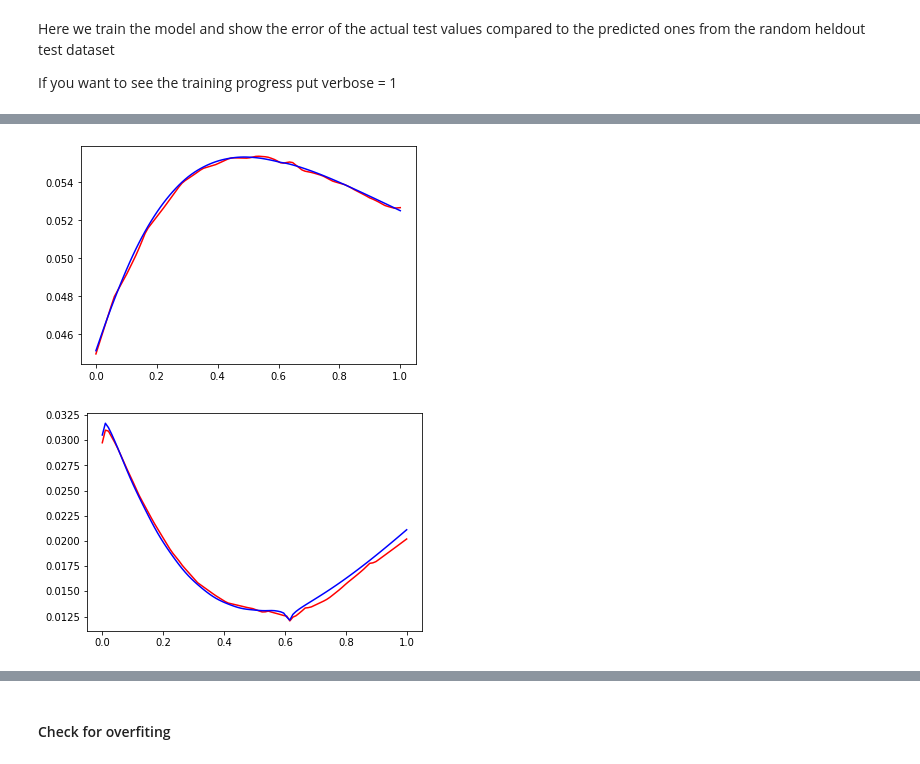
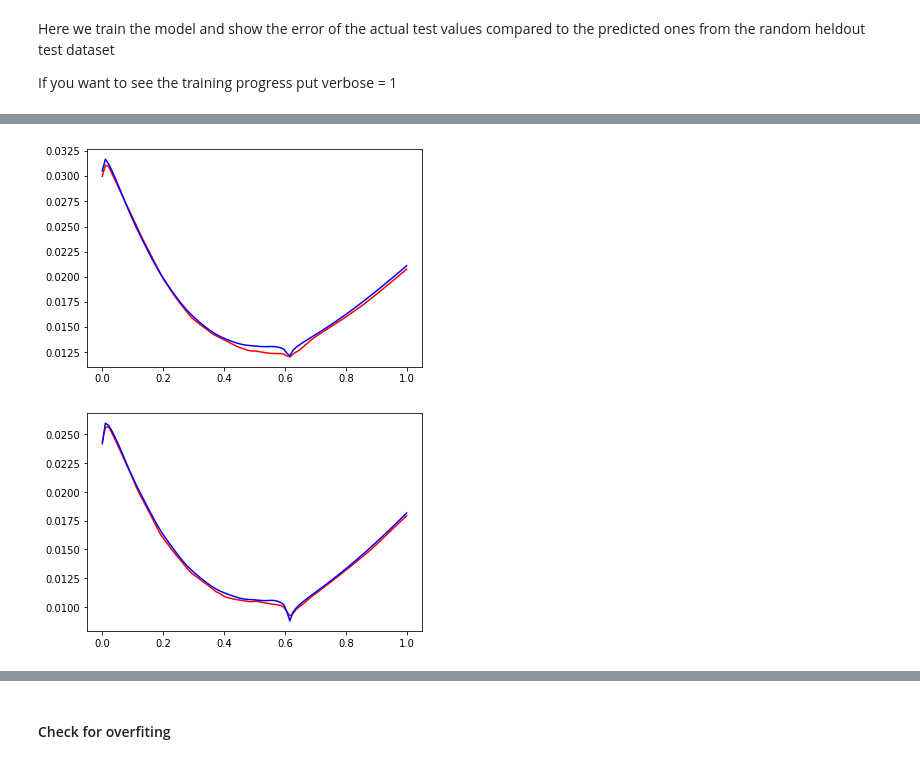
Before and after one commit to Nanometrisis/Nanomet_project_2021, a Jupyter notebook: Nanomet_processing_and_modeling.ipynb, the cells around one changed output, grey strips where cells are left out. Drawn from its saved outputs; the diff is of its cells as text; code cells hidden in the pictures.

```diff
--- a/Nanomet_processing_and_modeling.ipynb
+++ b/Nanomet_processing_and_modeling.ipynb
@@ -214,15 +218,15 @@ Here we train the model and show the error of the actual test values compared to
 If you want to see the training progress put verbose = 1
 # %%
 n_inputs, n_outputs = X_train.shape[1],1
-model = get_model(n_inputs, n_outputs)
+model_fowrward = get_model(n_inputs, n_outputs)
 
 # fit model
-model.fit(X_train, y_train, verbose=0, epochs=2000)
+model_fowrward.fit(X_train, y_train, verbose=0, epochs=2000)
 
 # evaluate model on test set
 #mae = model.evaluate(X_train, y_train, verbose=0)
-mae = model.evaluate(X_test, y_test, verbose=1)
-pred= model.predict(X_test)
+mae = model_fowrward.evaluate(X_test, y_test, verbose=1)
+pred= model_fowrward.predict(X_test)
 
 plt.figure(figsize=(9,7))
 plt.scatter(pred,y_test,alpha=0.6,s=3)
@@ -243,22 +279,22 @@ plt.show()
 # %%
-df_helout = df3[df3['Simulation index'] == 76]
+df_helout = df3[df3['Simulation index'] == 41]
 
-pre_heldout= model.predict(df_helout.drop(['Simulation index', 'Reflectance'], axis=1))
+pre_heldout= model_fowrward.predict(df_helout.drop(['Simulation index', 'Reflectance'], axis=1))
 
 plt.plot(df_helout['wavelength'], pre_heldout, 'r') # plotting t, a separately
 
 plt.plot(df_helout['wavelength'], df_helout['Reflectance'], 'b') # plotting t, b separately
 
 plt.show()
 # %% [output]
-[figure, old version]
+[figure, new version]
 # %%
 
-df_helout = df3[df3['Simulation index'] == 41]
-pre_heldout= model.predict(df_helout.drop(['Simulation index', 'Reflectance'], axis=1))
+df_helout = df3[df3['Simulation index'] == 42]
+pre_heldout= model_fowrward.predict(df_helout.drop(['Simulation index', 'Reflectance'], axis=1))
 
 plt.plot(df_helout['wavelength'], pre_heldout, 'r') # plotting t, a separately
 plt.plot(df_helout['wavelength'], df_helout['Reflectance'], 'b') # plotting t, b separately
 plt.show()
 # %% [output]
-[figure, old version]
+[figure, new version]
```
Also changed, not shown: parts of 56 cells of this notebook.
